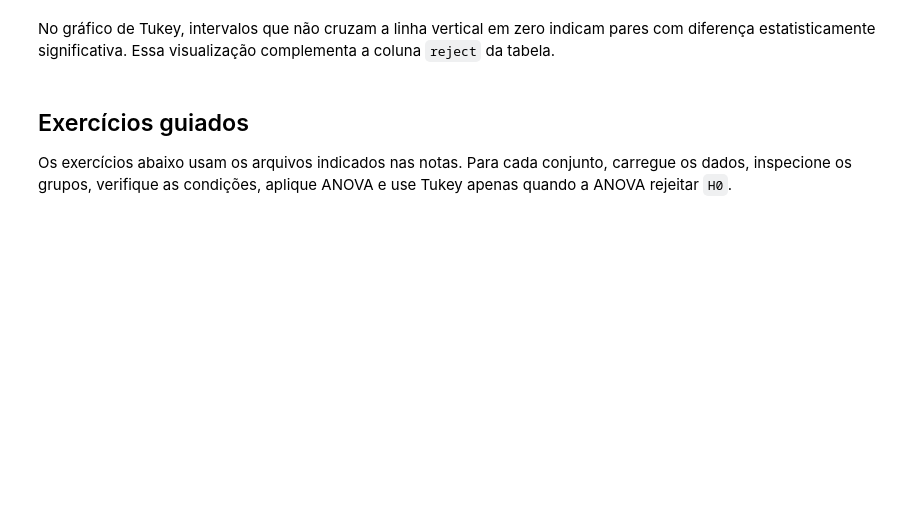
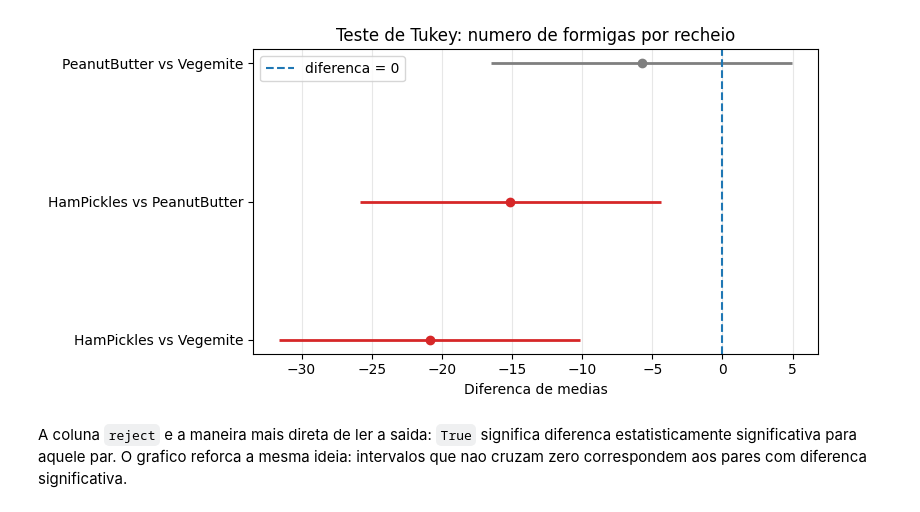
Before and after one commit to AILAB-CEFET-RJ/gcc1625, a Jupyter notebook: notebooks/05_testes_hipoteses_anova.ipynb, the cells around one changed output. Saved outputs shown, nothing was run; the diff lists cells and outputs as text; code cells hidden in the pictures; blank space fills up the shorter version.

```diff
--- a/notebooks/05_testes_hipoteses_anova.ipynb
+++ b/notebooks/05_testes_hipoteses_anova.ipynb
@@ -199,9 +373,7 @@ tukey_formigas_df
 # %%
-plotar_tukey(tukey_formigas_df, "Teste de Tukey: recheios dos sanduiches")
+plotar_tukey(tukey_formigas_df, 'Teste de Tukey: numero de formigas por recheio')
 plt.show()
+# %% [output]
+[figure, added]
-# %% [markdown]
-No gráfico de Tukey, intervalos que não cruzam a linha vertical em zero indicam pares com diferença estatisticamente significativa. Essa visualização complementa a coluna `reject` da tabela.
-# %% [markdown]
-## Exercícios guiados
-
-Os exercícios abaixo usam os arquivos indicados nas notas. Para cada conjunto, carregue os dados, inspecione os grupos, verifique as condições, aplique ANOVA e use Tukey apenas quando a ANOVA rejeitar `H0`.
+# %% [markdown]
+A coluna `reject` e a maneira mais direta de ler a saida: `True` significa diferenca estatisticamente significativa para aquele par. O grafico reforca a mesma ideia: intervalos que nao cruzam zero correspondem aos pares com diferenca significativa.
```
Also changed, not shown: parts of 51 cells of this notebook, 2 other files.
